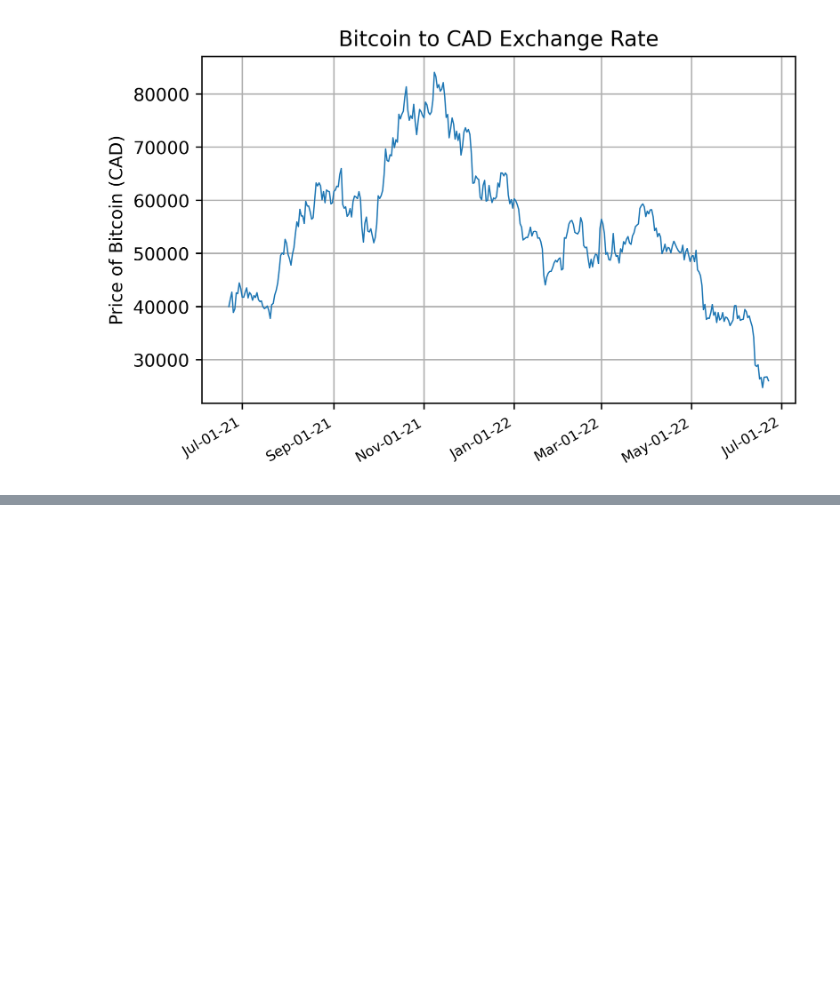
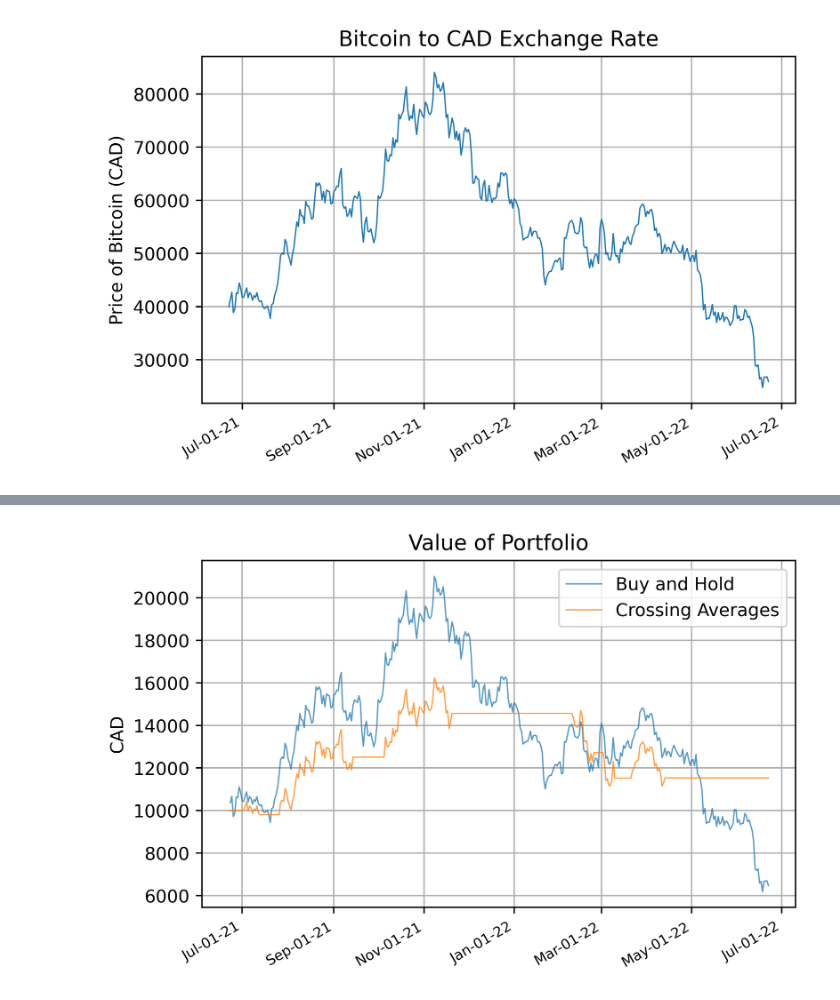
Before and after one commit to jayshah19/CryptoAlgorithm, a Jupyter notebook: CryptoTredingAlgo.ipynb, the cells around one changed output, grey strips where cells are left out. Saved outputs shown, nothing was run; the diff lists cells and outputs as text; code cells hidden in the pictures; blank space fills up the shorter version.

```diff
--- a/CryptoTredingAlgo.ipynb
+++ b/CryptoTredingAlgo.ipynb
@@ -62,0 +157,40 @@ plt.show()
+# %%
+initial_balance = 10000.0 #ten thousand CAD
+
+
+backtest = pd.DataFrame(index=trade_signals.index)
+
+
+backtest['BTC_Return'] = BTC_CAD['Close'] / BTC_CAD['Close'].shift(1) # Current closing price / yesterday's closing price
+# %%
+backtest['Alg_Return'] = np.where(trade_signals.Signal == 1, backtest.BTC_Return, 1.0)
+# %%
+backtest['Balance'] = initial_balance * backtest.Alg_Return.cumprod()
+# %%
+fig, ax = plt.subplots(dpi=500)
+
+
+date_format = DateFormatter("%h-%d-%y")
+
+ax.xaxis.set_major_formatter(date_format)
+ax.tick_params(axis='x', labelsize=8)
+
+fig.autofmt_xdate()
+
+
+ax.plot(initial_balance*backtest.BTC_Return.cumprod(), lw=0.75, alpha=0.75, label='Buy and Hold')
+
+
+ax.plot(backtest['Balance'], lw=0.75, alpha=0.75, label='Crossing Averages')
+
+
+ax.set_ylabel('CAD')
+ax.set_title('Value of Portfolio')
+
+ax.grid()
+ax.legend()
+
+
+plt.show()
+# %% [output]
+[figure, added]
```
Also changed, not shown: parts of 10 cells of this notebook.
